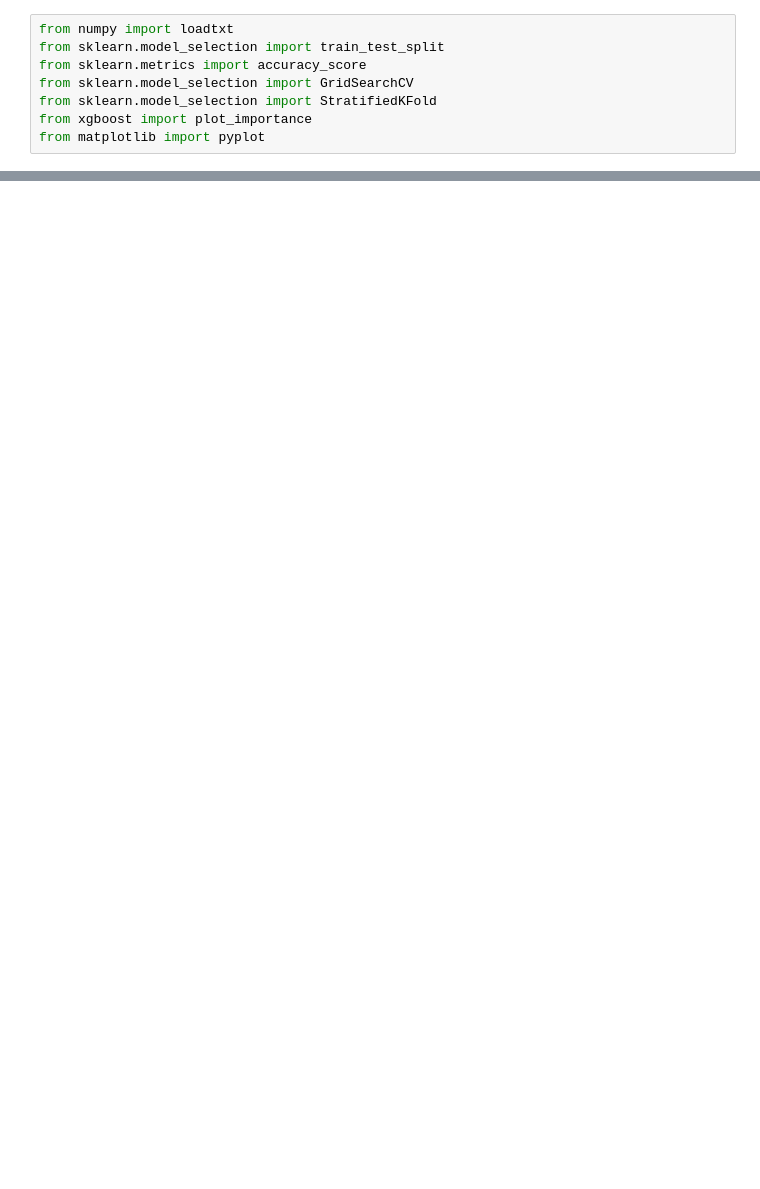
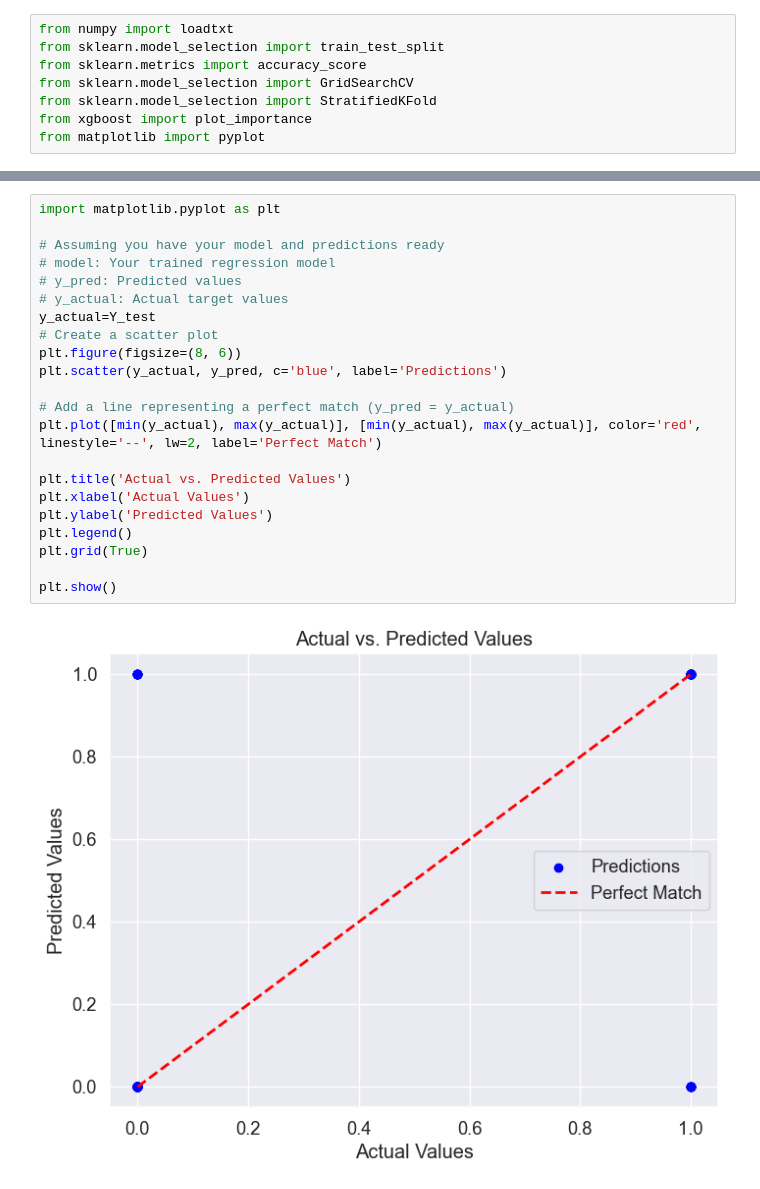
Before and after one commit to davidliu52/deeplearning, a Jupyter notebook: machine_learning/xgboost.ipynb, the cells around one changed output, grey strips where cells are left out. Drawn from its saved outputs; the diff is of its cells as text; blank space fills up the shorter version.

```diff
--- a/machine_learning/xgboost.ipynb
+++ b/machine_learning/xgboost.ipynb
@@ -68,3 +183,27 @@ Accuracy: 79.92%
+# %%
+import matplotlib.pyplot as plt
+
+# Assuming you have your model and predictions ready
+# model: Your trained regression model
+# y_pred: Predicted values
+# y_actual: Actual target values
+y_actual=Y_test
+# Create a scatter plot
+plt.figure(figsize=(8, 6))
+plt.scatter(y_actual, y_pred, c='blue', label='Predictions')
+
+# Add a line representing a perfect match (y_pred = y_actual)
+plt.plot([min(y_actual), max(y_actual)], [min(y_actual), max(y_actual)], color='red', linestyle='--', lw=2, label='Perfect Match')
+
+plt.title('Actual vs. Predicted Values')
+plt.xlabel('Actual Values')
+plt.ylabel('Predicted Values')
+plt.legend()
+plt.grid(True)
+
+plt.show()
+# %% [output]
+[figure, added]
 # %%
 # load data
 dataset = loadtxt(r'.\pima-indians-diabetes.csv', delimiter=",")
```
Also changed, not shown: parts of 21 cells of this notebook.
